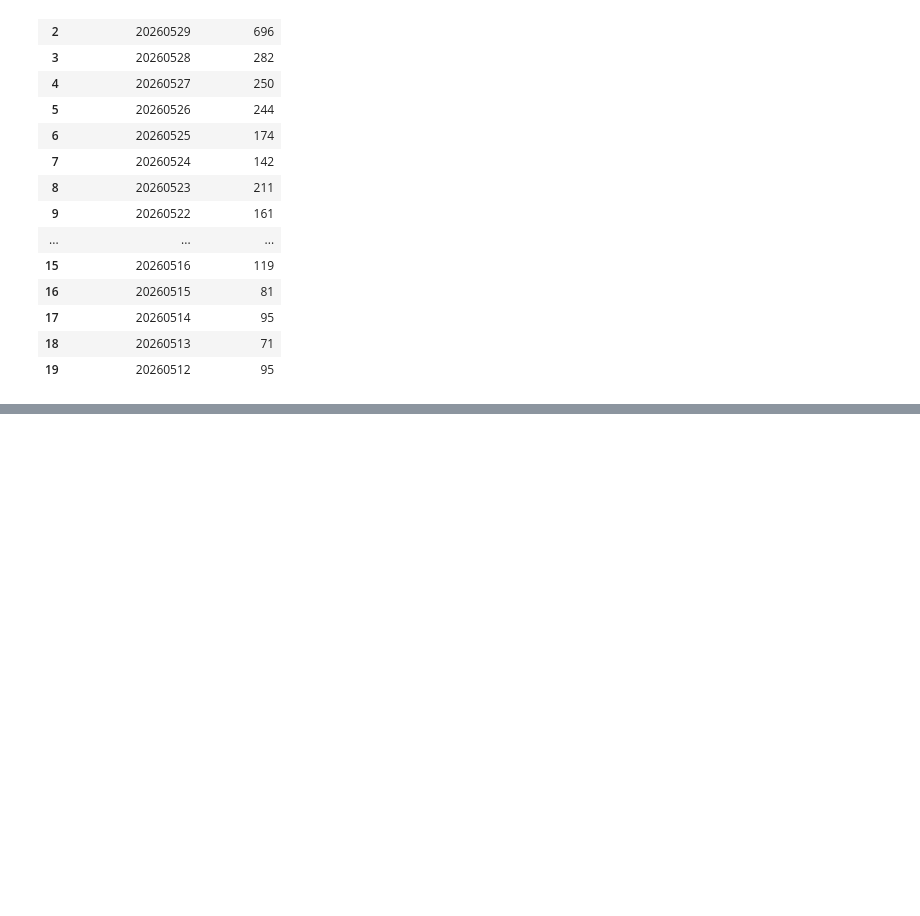
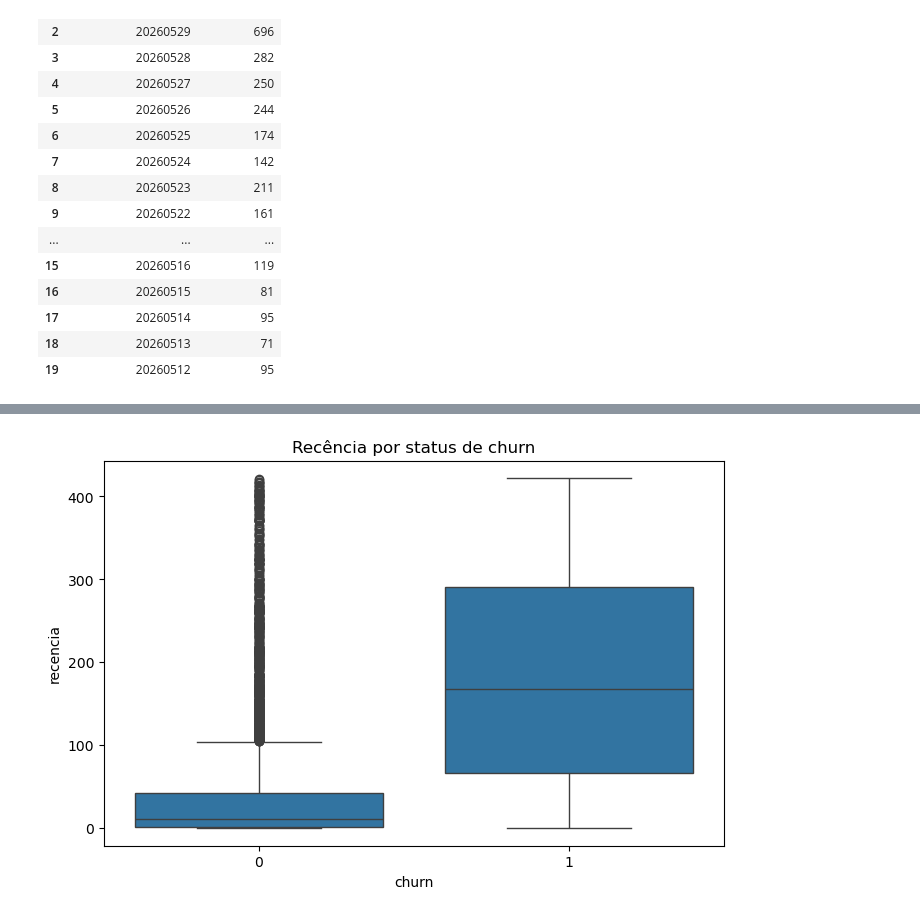
Before and after one commit to FelipeC-astro/TESTE_TECNICO_ANALISTA_PLENO, a Jupyter notebook: teste_tecnico.ipynb, the cells around one changed output, grey strips where cells are left out. Cells and saved outputs as stored; diff of their text form; code cells hidden in the pictures; blank space fills up the shorter version.

```diff
--- a/teste_tecnico.ipynb
+++ b/teste_tecnico.ipynb
@@ -330,0 +540,9 @@ con.execute("""
+# %%
+# a mediana da recência dos clientes churn é muito maior do que a dos clientes ativos.
+
+plt.figure(figsize=(8,5))
+sns.boxplot(data=rfm, x="churn", y="recencia")
+plt.title("Recência por status de churn")
+plt.show()
+# %% [output]
+[figure, added]
```
Also changed, not shown: parts of 52 cells of this notebook.
